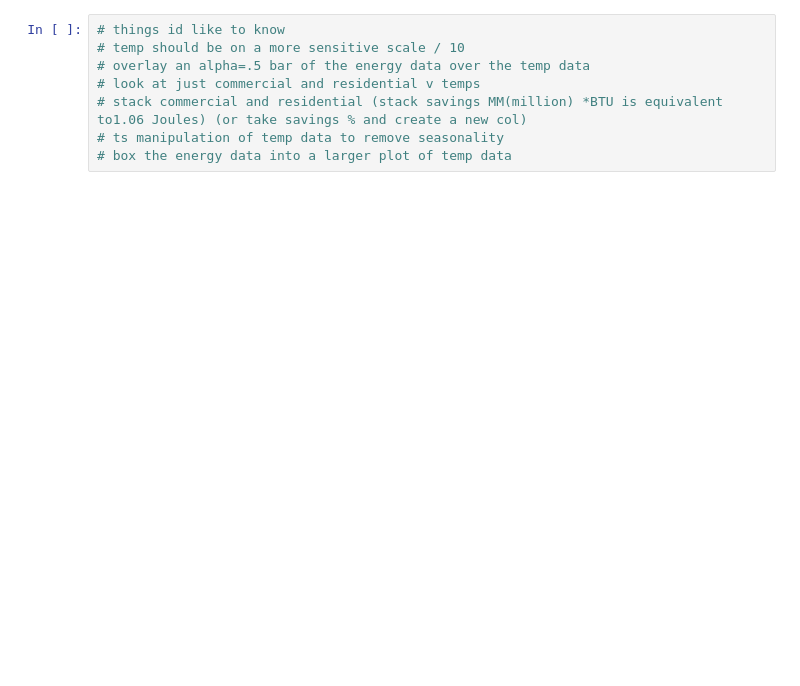
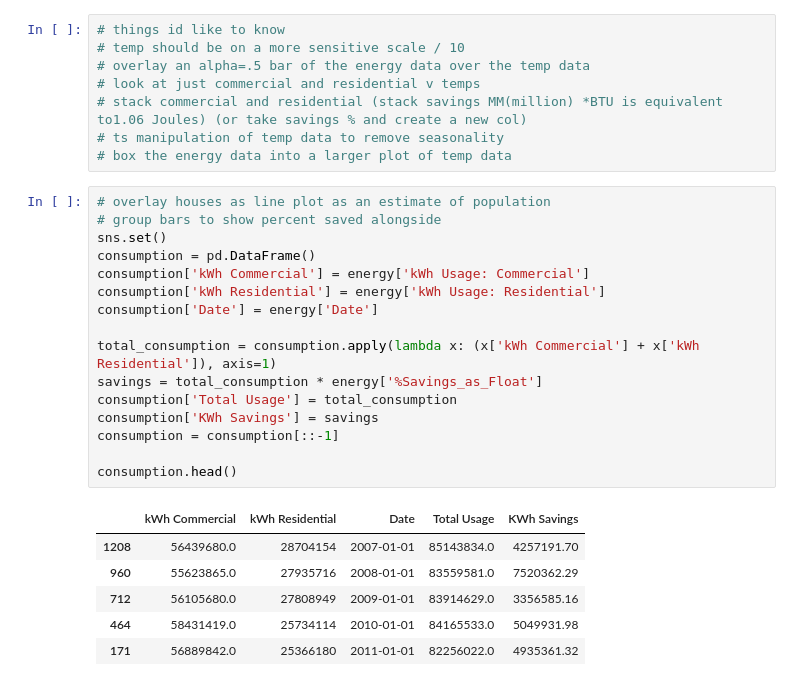
Before and after one commit to MarkEhler/VT_Energy_Analysis, a Jupyter notebook: burlington_energy.ipynb, the cells around one changed output. Saved outputs shown, nothing was run; the diff lists cells and outputs as text; blank space fills up the shorter version.

```diff
--- a/burlington_energy.ipynb
+++ b/burlington_energy.ipynb
@@ -139,3 +139,26 @@ joined_df.plot();
 # stack commercial and residential (stack savings MM(million) *BTU is equivalent to1.06 Joules) (or take savings % and create a new col)
 # ts manipulation of temp data to remove seasonality
 # box the energy data into a larger plot of temp data
+# %%
+# overlay houses as line plot as an estimate of population
+# group bars to show percent saved alongside
+sns.set()
+consumption = pd.DataFrame()
+consumption['kWh Commercial'] = energy['kWh Usage: Commercial']
+consumption['kWh Residential'] = energy['kWh Usage: Residential']
+consumption['Date'] = energy['Date']
+
+total_consumption = consumption.apply(lambda x: (x['kWh Commercial'] + x['kWh Residential']), axis=1)
+savings = total_consumption * energy['%Savings_as_Float']
+consumption['Total Usage'] = total_consumption
+consumption['KWh Savings'] = savings
+consumption = consumption[::-1]
+
+consumption.head()
+# %% [output]
+|  | kWh Commercial | kWh Residential | Date | Total Usage | KWh Savings |
+| 1208 | 56439680.0 | 28704154 | 2007-01-01 | 85143834.0 | 4257191.70 |
+| 960 | 55623865.0 | 27935716 | 2008-01-01 | 83559581.0 | 7520362.29 |
+| 712 | 56105680.0 | 27808949 | 2009-01-01 | 83914629.0 | 3356585.16 |
+| 464 | 58431419.0 | 25734114 | 2010-01-01 | 84165533.0 | 5049931.98 |
+| 171 | 56889842.0 | 25366180 | 2011-01-01 | 82256022.0 | 4935361.32 |
```
Also changed, not shown: parts of 8 cells of this notebook.
